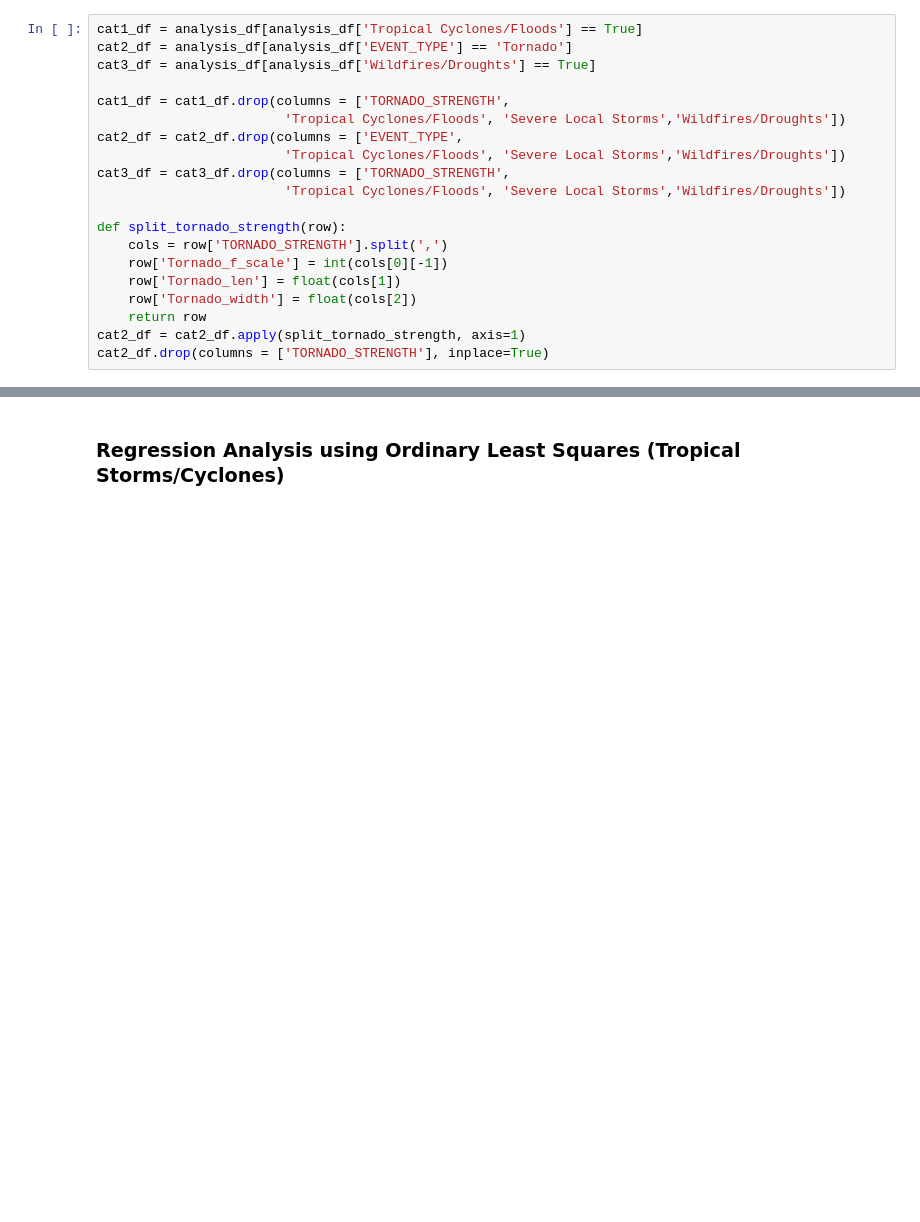
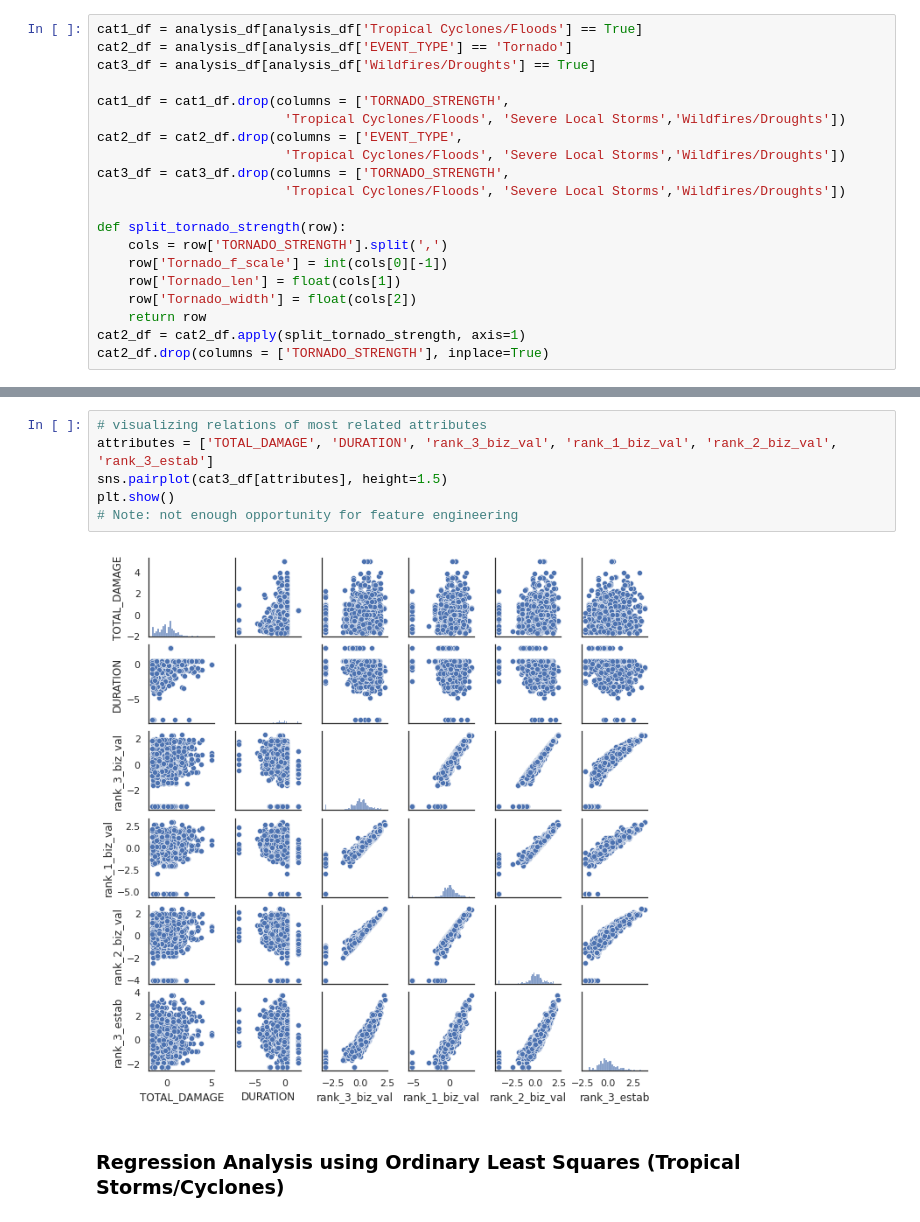
Before and after one commit to ss-github-code/noaa_storm_analysis, a Jupyter notebook: notebooks/noaa_storm_analysis.ipynb, the cells around one changed output, grey strips where cells are left out. Drawn from its saved outputs; the diff is of its cells as text; blank space fills up the shorter version.

```diff
--- a/notebooks/noaa_storm_analysis.ipynb
+++ b/notebooks/noaa_storm_analysis.ipynb
@@ -210,3 +341,11 @@ sns.heatmap(corr, mask=mask, cmap='coolwarm',
+# %%
+# visualizing relations of most related attributes
+attributes = ['TOTAL_DAMAGE', 'DURATION', 'rank_3_biz_val', 'rank_1_biz_val', 'rank_2_biz_val', 'rank_3_estab']
+sns.pairplot(cat3_df[attributes], height=1.5)
+plt.show()
+# Note: not enough opportunity for feature engineering
+# %% [output]
+[figure, added]
 # %% [markdown]
 ### Regression Analysis using Ordinary Least Squares (Tropical Storms/Cyclones)
 # %%
```
Also changed, not shown: parts of 34 cells of this notebook, 1 other file.
